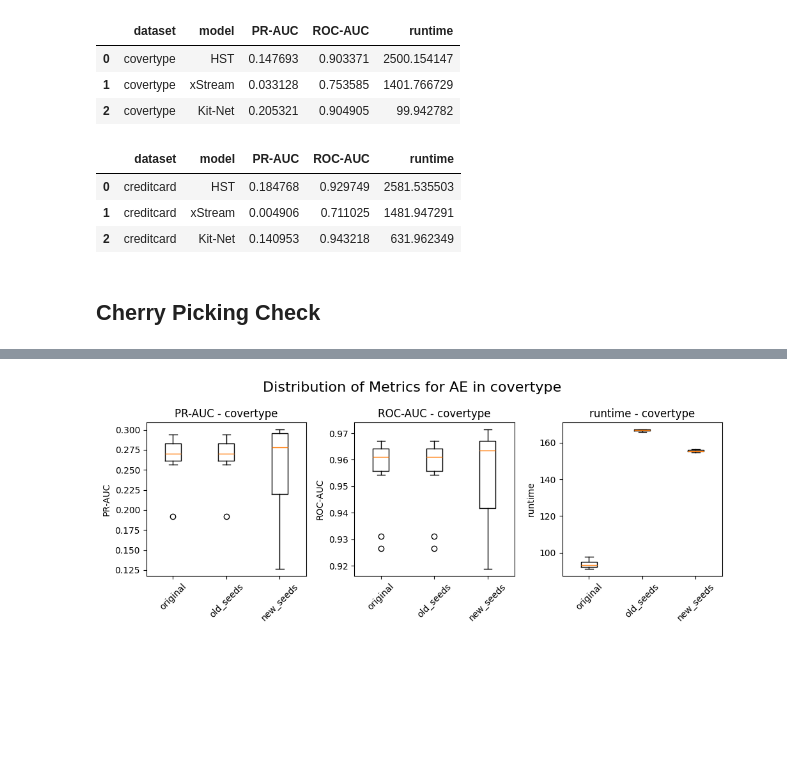
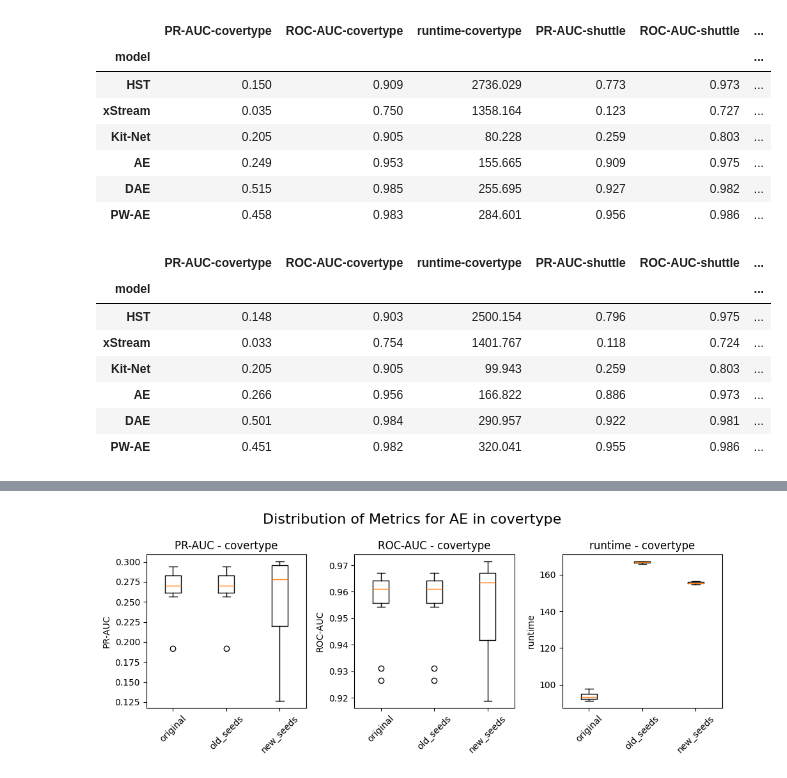
Before and after one commit to ronaldvandenbroek/DAADS, a Jupyter notebook: notebooks/additional_tests.ipynb, the cells around one changed output, grey strips where cells are left out. Saved outputs shown, nothing was run; the diff lists cells and outputs as text; code cells hidden in the pictures; blank space fills up the shorter version.

Commit message:
Generating tabular data

```diff
--- a/notebooks/additional_tests.ipynb
+++ b/notebooks/additional_tests.ipynb
@@ -9,0 +36,7 @@ warnings.filterwarnings('ignore')
+# %%
+def sort_dataframe(df):
+    df['model_Rank'] = df['model'].map(sorterIndex)
+    df.sort_values(['model_Rank'],ascending = [True], inplace = True)
+    df.drop('model_Rank', 1, inplace = True)
+    df.reset_index(inplace=True,drop=True)
+    return df
@@ -10,2 +77,5 @@ warnings.filterwarnings('ignore')
+# %%
+def round_dataframe(df):
+    return df.applymap(lambda x: round(x, 3) if isinstance(x, (int, float)) else x)
 # %% [markdown]
 ## Arranging Tables Benchmark
@@ -29,44 +81,0 @@ sorterIndex = dict(zip(sorter, range(len(sorter))))
-# %%
-df = benchmark_csv[benchmark_csv['dataset'] == 'covertype']
-df['model_Rank'] = df['model'].map(sorterIndex)
-df.sort_values(['model_Rank'],ascending = [True], inplace = True)
-df.drop('model_Rank', 1, inplace = True)
-df.reset_index(inplace=True,drop=True)
-df
-# %% [output]
-|  | dataset | model | PR-AUC | ROC-AUC | runtime |
-| 0 | covertype | HST | 0.147693 | 0.903371 | 2500.154147 |
-| 1 | covertype | xStream | 0.033128 | 0.753585 | 1401.766729 |
-| 2 | covertype | Kit-Net | 0.205321 | 0.904905 | 99.942782 |
-# %%
-df = benchmark_csv[benchmark_csv['dataset'] == 'creditcard']
-df['model_Rank'] = df['model'].map(sorterIndex)
-df.sort_values(['model_Rank'],ascending = [True], inplace = True)
-df.drop('model_Rank', 1, inplace = True)
-df.reset_index(inplace=True,drop=True)
-df
-# %% [output]
-|  | dataset | model | PR-AUC | ROC-AUC | runtime |
-| 0 | creditcard | HST | 0.184768 | 0.929749 | 2581.535503 |
-| 1 | creditcard | xStream | 0.004906 | 0.711025 | 1481.947291 |
-| 2 | creditcard | Kit-Net | 0.140953 | 0.943218 | 631.962349 |
-# %% [markdown]
-## Cherry Picking Check
-# %%
-# Specify the model you want to filter by
-target_models = ['AE', 'DAE', 'PW-AE', "HST", "xStream", "Kit-Net"]
-
-# Specify the seed setting names
-seed_settings = ['original', 'old_seeds', 'new_seeds']
-
-# Select the list of metrics to plot
-## All metrics
-# metrics = ['PR-AUC', 'ROC-AUC', 'Max F1', 'Max F1 Precision', 'Max F1 Recall', 'runtime']
-## Metrics used by the original paper
-metrics = ['PR-AUC', 'ROC-AUC', 'runtime']
-
-# Data columns
-## All metrics
-# columns = ['PR-AUC', 'ROC-AUC', 'Max F1', 'Max F1 Precision', 'Max F1 Recall', 'runtime', 'status', 'model', 'subsample', 'preprocessor', 'postprocessor', 'seed', 'lr', 'latent_dim', 'dataset']
-## Metrics used by the original paper
-columns = ['PR-AUC', 'ROC-AUC', 'runtime', 'status', 'model', 'dataset']
@@ -72,0 +90,24 @@ columns = ['PR-AUC', 'ROC-AUC', 'runtime', 'status', 'model', 'dataset']
+# %%
+flattened_benchmark_csv_new_seeds = flatten_dataframe(benchmark_csv_new_seeds)
+round_dataframe(flattened_benchmark_csv_new_seeds)
+# %% [output]
+|  | PR-AUC-covertype | ROC-AUC-covertype | runtime-covertype | PR-AUC-shuttle | ROC-AUC-shuttle | ... |
+| model |  |  |  |  |  | ... |
+| HST | 0.150 | 0.909 | 2736.029 | 0.773 | 0.973 | ... |
+| xStream | 0.035 | 0.750 | 1358.164 | 0.123 | 0.727 | ... |
+| Kit-Net | 0.205 | 0.905 | 80.228 | 0.259 | 0.803 | ... |
+| AE | 0.249 | 0.953 | 155.665 | 0.909 | 0.975 | ... |
+| DAE | 0.515 | 0.985 | 255.695 | 0.927 | 0.982 | ... |
+| PW-AE | 0.458 | 0.983 | 284.601 | 0.956 | 0.986 | ... |
+# %%
+flattened_benchmark_csv_old_seeds = flatten_dataframe(benchmark_csv_old_seeds)
+round_dataframe(flattened_benchmark_csv_old_seeds)
+# %% [output]
+|  | PR-AUC-covertype | ROC-AUC-covertype | runtime-covertype | PR-AUC-shuttle | ROC-AUC-shuttle | ... |
+| model |  |  |  |  |  | ... |
+| HST | 0.148 | 0.903 | 2500.154 | 0.796 | 0.975 | ... |
+| xStream | 0.033 | 0.754 | 1401.767 | 0.118 | 0.724 | ... |
+| Kit-Net | 0.205 | 0.905 | 99.943 | 0.259 | 0.803 | ... |
+| AE | 0.266 | 0.956 | 166.822 | 0.886 | 0.973 | ... |
+| DAE | 0.501 | 0.984 | 290.957 | 0.922 | 0.981 | ... |
+| PW-AE | 0.451 | 0.982 | 320.041 | 0.955 | 0.986 | ... |
```
Also changed, not shown: parts of 17 cells of this notebook.
